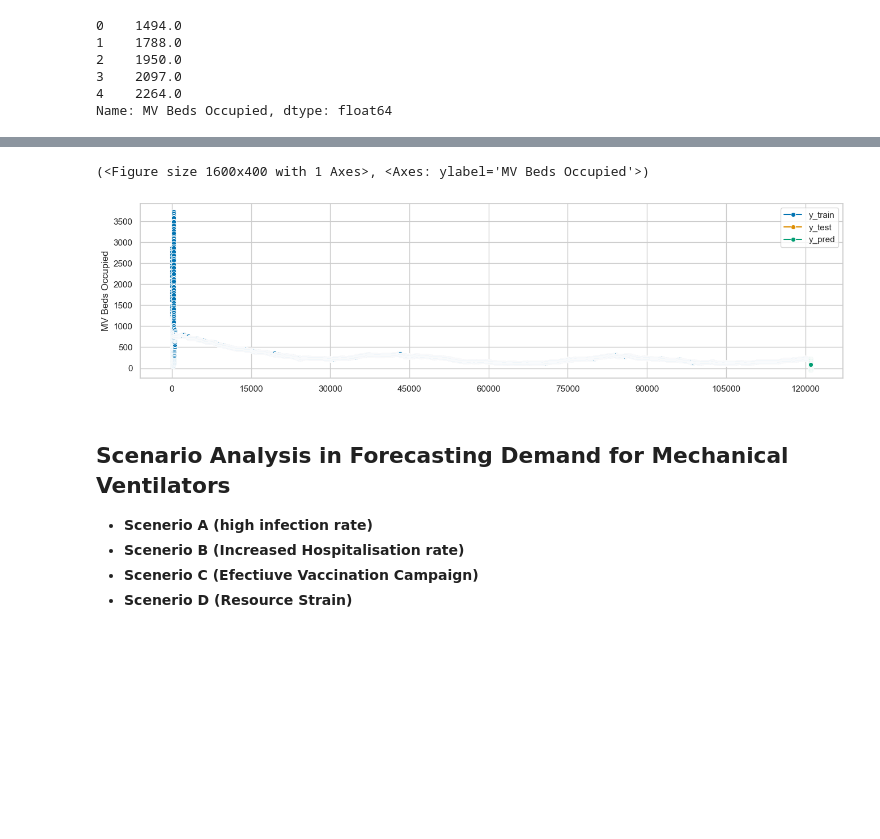
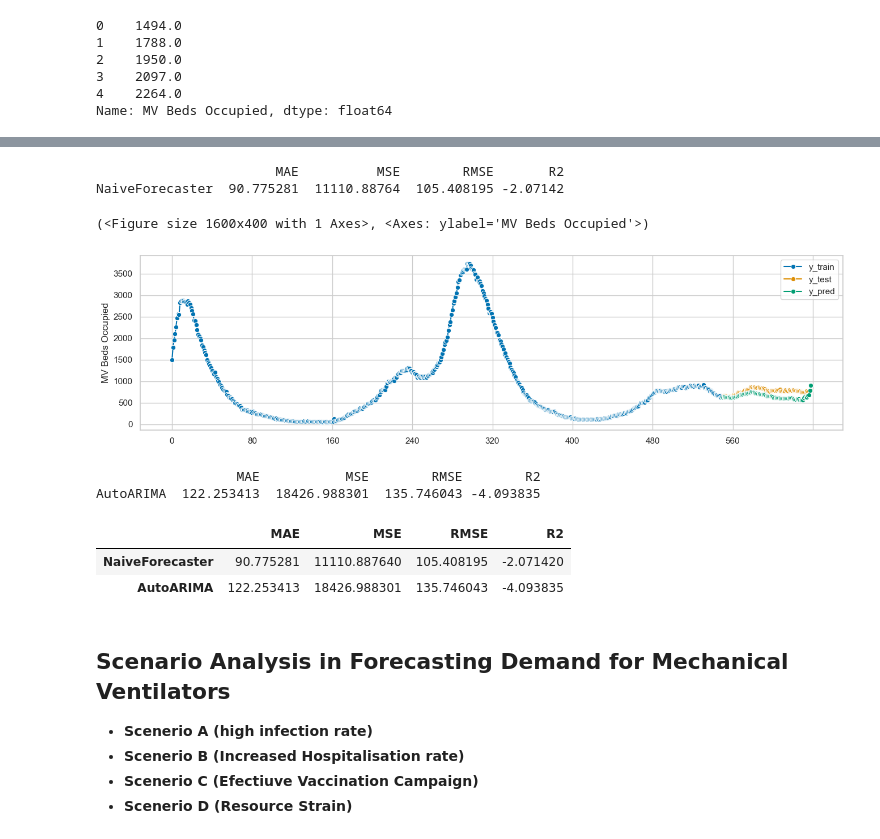
Before and after one commit to michaelajao/Multivate-forecasting, a Jupyter notebook: script/Data_preprocess.ipynb, the cells around one changed output, grey strips where cells are left out. Cells and saved outputs as stored; diff of their text form; code cells hidden in the pictures; blank space fills up the shorter version.

```diff
--- a/script/Data_preprocess.ipynb
+++ b/script/Data_preprocess.ipynb
@@ -222,10 +220,16 @@ def calculate_vax_index(df):
     number_of_age_groups = 5
     vaccine_efficacy_first_dose = [0.89, 0.427, 0.76, 0.854]
     vaccine_efficacy_second_dose = [0.92, 0.86, 0.81, None]
-    age_group_probabilities_icu = [0.01, 0.02, 0.05, 0.1, 0.15]  # Hypothetical ICU need probabilities for different age groups
+    age_group_probabilities_icu = [
+        0.01,
+        0.02,
+        0.05,
+        0.1,
+        0.15,
+    ]  # Hypothetical ICU need probabilities for different age groups
     monthly_vaccination_rate_increase = 0.05
     # Constants for Vaccination start date
-    vaccination_start_date = pd.Timestamp('2021-01-18')
+    vaccination_start_date = pd.Timestamp("2021-01-18")
 
     # Divide population into age groups
     population_per_age_group = total_population / number_of_age_groups
@@ -242,7 +246,7 @@ def calculate_vax_index(df):
         Si_sum = 0
 
         # If after vaccination start date, increase monthly vaccination rate
-        if row['date'].day == 1 and row['date'] > vaccination_start_date:
+        if row["date"].day == 1 and row["date"] > vaccination_start_date:
             monthly_vaccination_rate += monthly_vaccination_rate_increase
 
         # Calculate Si and Vax index for each age group
@@ -254,7 +258,13 @@ def calculate_vax_index(df):
             cij = population_per_age_group - aij - bij
 
             # Calculate S''i based on vaccine efficacy and distribution
-            S_double_prime_i = sum(wj * aij + vj * (bij - aij) for wj, vj in zip(vaccine_efficacy_second_dose, vaccine_efficacy_first_dose) if wj is not None)
+            S_double_prime_i = sum(
+                wj * aij + vj * (bij - aij)
+                for wj, vj in zip(
+                    vaccine_efficacy_second_dose, vaccine_efficacy_first_dose
+                )
+                if wj is not None
+            )
 
             # Calculate Si
             Si = aij + bij + cij - S_double_prime_i
@@ -270,8 +280,9 @@ def calculate_vax_index(df):
         vax_index_list.append(vax_index)
 
     # Add Vax index to the dataframe
-    df['Vax_index'] = vax_index_list
+    df["Vax_index"] = vax_index_list
     return df
+
 
 # Calculating Vax index for the data
 combined_data = calculate_vax_index(combined_data.copy())
@@ -346,8 +357,10 @@ plt.show()
 # %%
 # Define start and end date for the Alpha variant period
 start_alpha = "2020-04-02"
-end_alpha = "2022-12-30"
+end_alpha = "2021-12-31"
 
-model_data = combined_data.loc[(combined_data["date"] >= start_alpha) & (combined_data["date"] <= end_alpha)]
+model_data = combined_data.loc[
+    (combined_data["date"] >= start_alpha) & (combined_data["date"] <= end_alpha)
+]
 model_data.head()
 # %% [output]
@@ -368,7 +381,9 @@ model_data["Day"] = model_data["date"].dt.day
 # Drop the original 'Date' column
 model_data.drop("date", axis=1, inplace=True)
 # %%
-X = model_data.drop(["MV Beds Occupied", "transit stations%_change"], axis=1)
+X = model_data.drop(
+    ["MV Beds Occupied", "Vax_index"], axis=1
+)
 y = model_data["MV Beds Occupied"]
 
 y.head()
@@ -394,0 +432,7 @@ y_train, y_test, X_train, X_pred = temporal_train_test_split(y, X, fh=fh)
+# %%
+from sktime.forecasting.base import ForecastingHorizon
+from sktime.forecasting.naive import NaiveForecaster
+
+# step 3: specifying the forecasting algorithm
+forecaster = NaiveForecaster(strategy="last", sp=12)
+forecaster.fit(y_train, X=X_train)
@@ -395,8 +450,13 @@ y_train, y_test, X_train, X_pred = temporal_train_test_split(y, X, fh=fh)
+# %%
+print(model_metrics_df)
+# %% [output]
+                       MAE          MSE        RMSE       R2
+NaiveForecaster  90.775281  11110.88764  105.408195 -2.07142
 # %%
 forecaster = AutoARIMA()
 forecaster.fit(y_train, X_train)
-y_pred = forecaster.predict(fh, X=X_pred)
+y_pred = forecaster.predict(fh=fh, X=X_pred)
 plot_series(y_train, y_test, y_pred, labels=["y_train", "y_test", "y_pred"])
 # %% [output]
 (<Figure size 1600x400 with 1 Axes>, <Axes: ylabel='MV Beds Occupied'>)
-[figure, old version]
+[figure, new version]
@@ -403,3 +465,18 @@ plot_series(y_train, y_test, y_pred, labels=["y_train", "y_test", "y_pred"])
+# %%
+print(results_df)
+# %% [output]
+                  MAE           MSE        RMSE        R2
+AutoARIMA  122.253413  18426.988301  135.746043 -4.093835
+# %%
+# Combine the metrics DataFrames
+combined_metrics_df = pd.concat([model_metrics_df, results_df])
+
+# Display the combined metrics
+combined_metrics_df
+# %% [output]
+|  | MAE | MSE | RMSE | R2 |
+| NaiveForecaster | 90.775281 | 11110.887640 | 105.408195 | -2.071420 |
+| AutoARIMA | 122.253413 | 18426.988301 | 135.746043 | -4.093835 |
 # %% [markdown]
 ## Scenario Analysis in Forecasting Demand for Mechanical Ventilators
 
```
Also changed, not shown: parts of 31 cells of this notebook, 3 other files.
